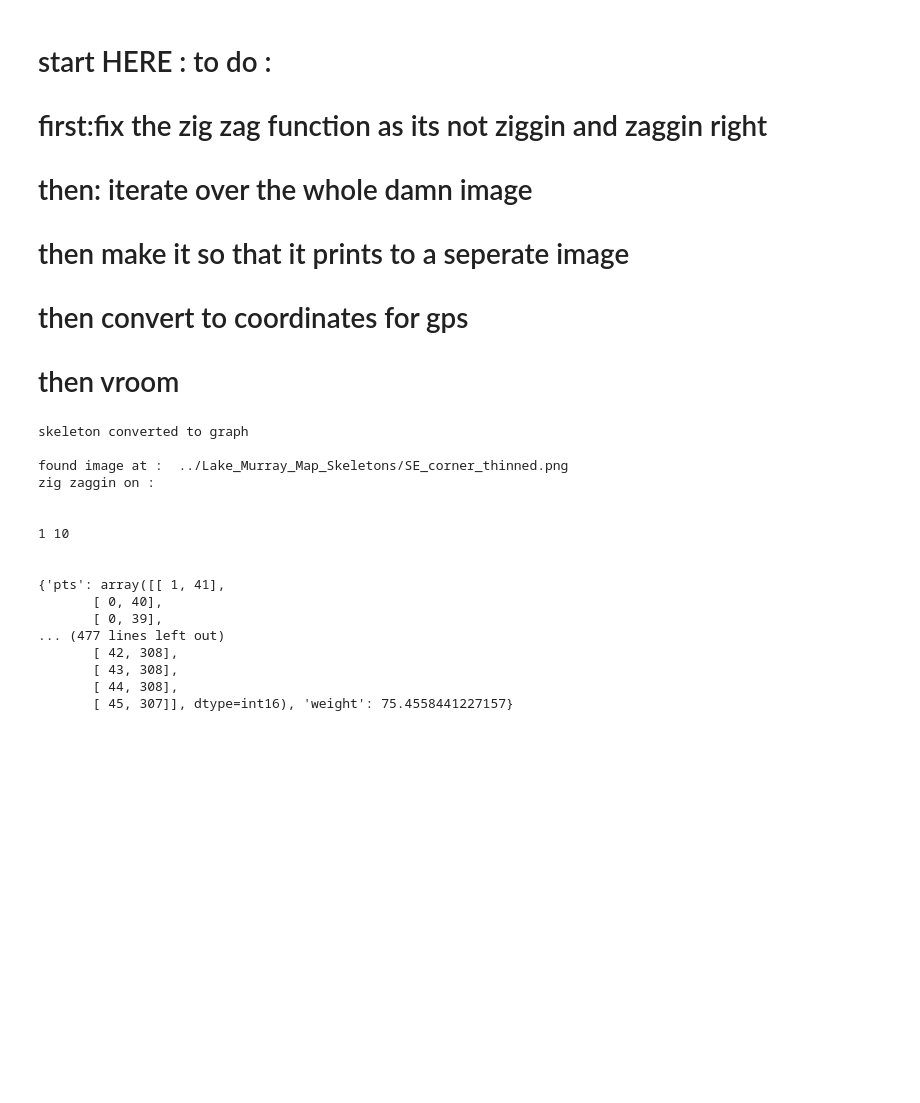
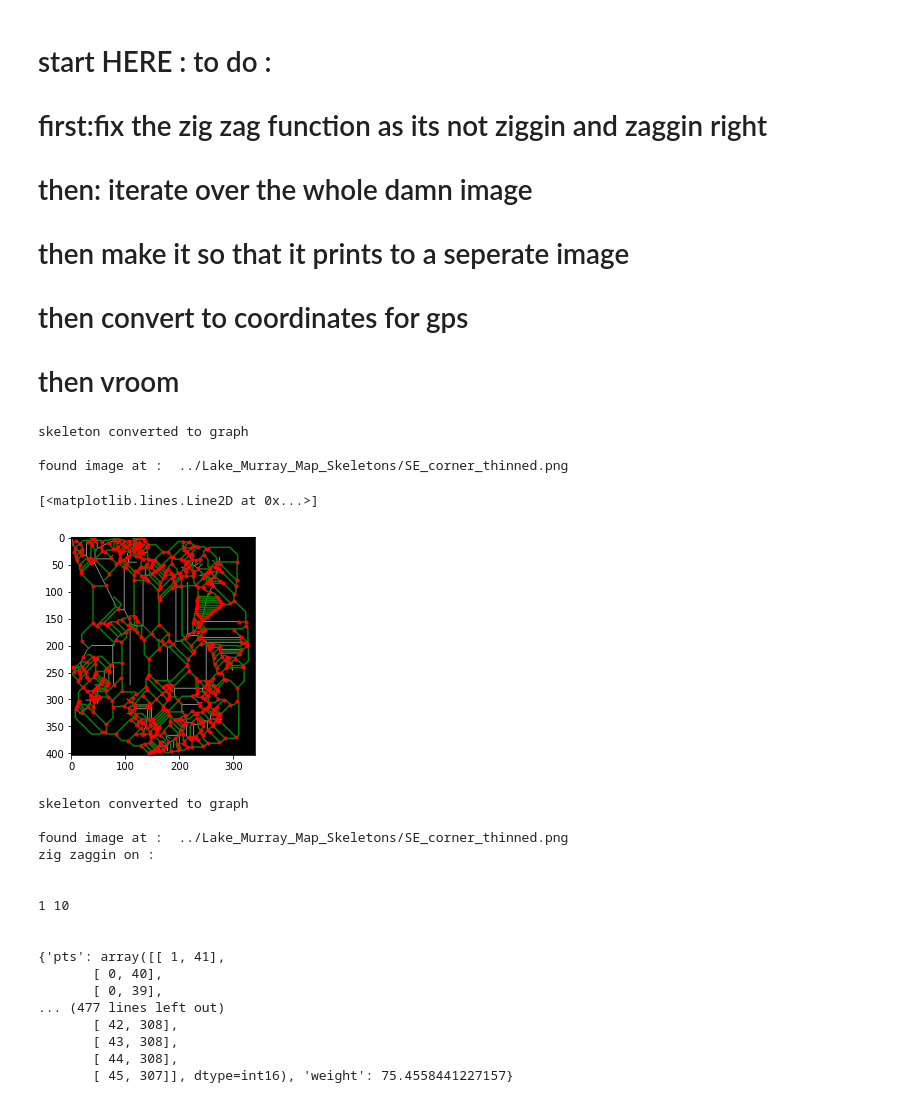
Before and after one commit to jzraiti/Coverage_Algorithm_Enviornmental_Sampling_Autonomous_Surface_Vehicle, a Jupyter notebook: zig_zag_skeleton/zig_zag_skeleton.ipynb, the cells around one changed output. Saved outputs shown, nothing was run; the diff lists cells and outputs as text; code cells hidden in the pictures; blank space fills up the shorter version.

```diff
--- a/zig_zag_skeleton/zig_zag_skeleton.ipynb
+++ b/zig_zag_skeleton/zig_zag_skeleton.ipynb
@@ -101,6 +101,28 @@ def skeleton_to_graph(path):
 # then convert to coordinates for gps
 
 # then vroom
+# %%
+path = r'../Lake_Murray_Map_Skeletons/SE_corner_thinned.png'
+graph = skeleton_to_graph(path)
+image = open_image(path) #start by opening the image, choose image in the function
+
+# draw image
+plt.imshow(image, cmap='gray')
+
+for (s,e) in graph.edges():
+    ps = graph[s][e]['pts']
+    plt.plot(ps[:,1], ps[:,0], 'green')
+
+# draw node by o
+nodes = graph.nodes()
+ps = np.array([nodes[i]['o'] for i in nodes])
+plt.plot(ps[:,1], ps[:,0], 'r.') # ps[0,1], ps[0,0] = x , y coordinates
+# %% [output]
+skeleton converted to graph
+
+found image at :  ../Lake_Murray_Map_Skeletons/SE_corner_thinned.png
+[<matplotlib.lines.Line2D at 0x...>]
+[figure, added]
 # %%
 
 path = r'../Lake_Murray_Map_Skeletons/SE_corner_thinned.png'
```
